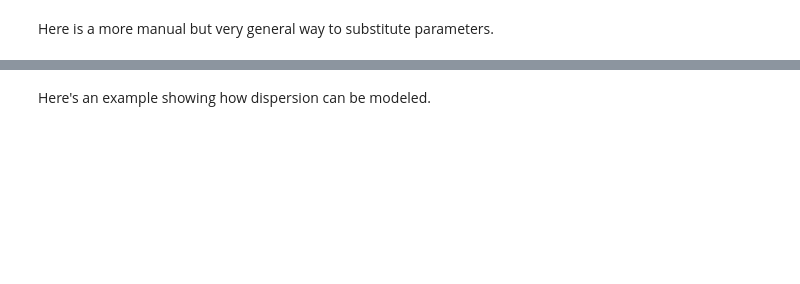
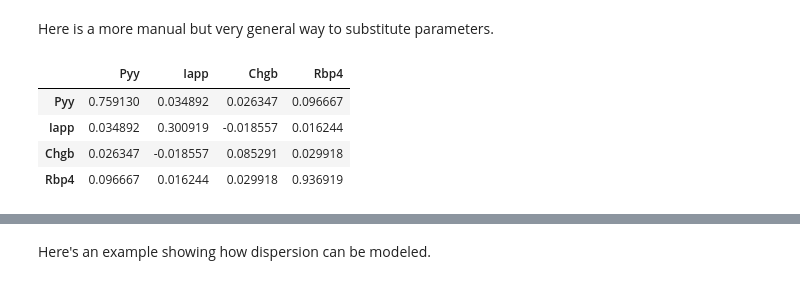
Before and after one commit to krisrs1128/scDesigner, a Jupyter notebook: examples/minimal.ipynb, the cells around one changed output, grey strips where cells are left out. Cells and saved outputs as stored; diff of their text form; code cells hidden in the pictures; blank space fills up the shorter version.

```diff
--- a/examples/minimal.ipynb
+++ b/examples/minimal.ipynb
@@ -306,3 +325,11 @@ sub_sim_mean = tr.replace_param(sim, ["marginal", "mean"], new_param)
 new_covariance = 0.9 * np.eye(100) + 0.1 * np.ones((100, 100))
 new_covariance = pd.DataFrame(new_covariance, columns=example_sce.var_names, index=example_sce.var_names)
 sub_sim_cov = tr.replace_param(sim, ["copula", "cell_type[Ngn3 low EP]"], new_covariance)
+# %%
+sim.parameters["copula"]["cell_type[Ngn3 low EP]"].cov.iloc[:4, :4]
+# %% [output]
+|  | Pyy | Iapp | Chgb | Rbp4 |
+| Pyy | 0.759130 | 0.034892 | 0.026347 | 0.096667 |
+| Iapp | 0.034892 | 0.300919 | -0.018557 | 0.016244 |
+| Chgb | 0.026347 | -0.018557 | 0.085291 | 0.029918 |
+| Rbp4 | 0.096667 | 0.016244 | 0.029918 | 0.936919 |
```
Also changed, not shown: parts of 16 cells of this notebook, 3 other files.
